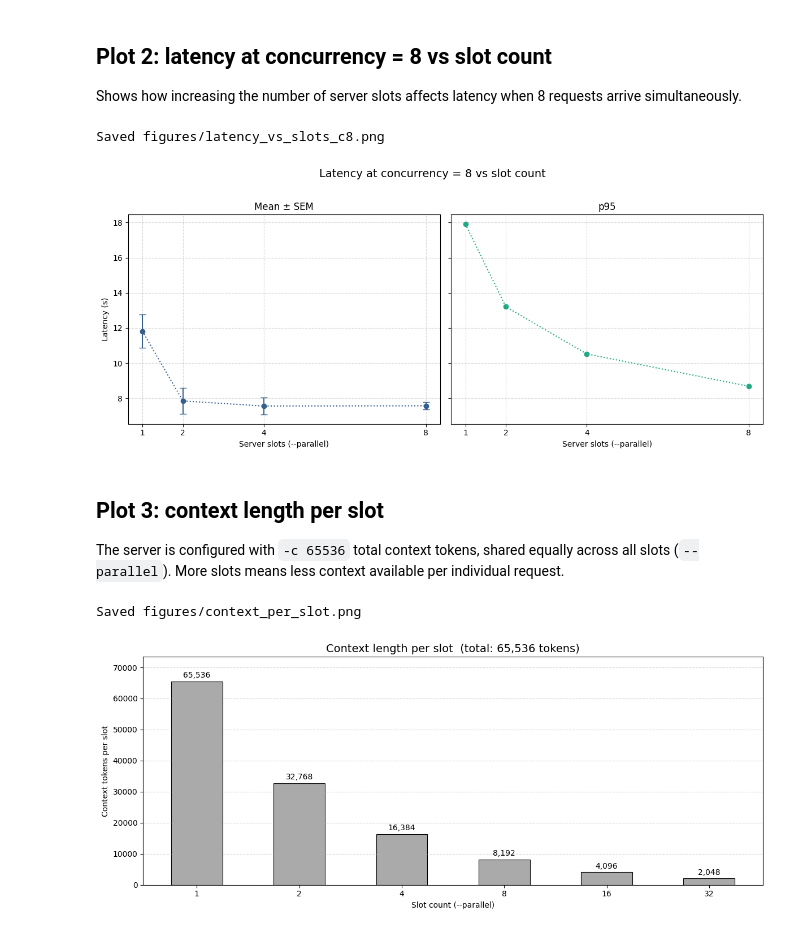
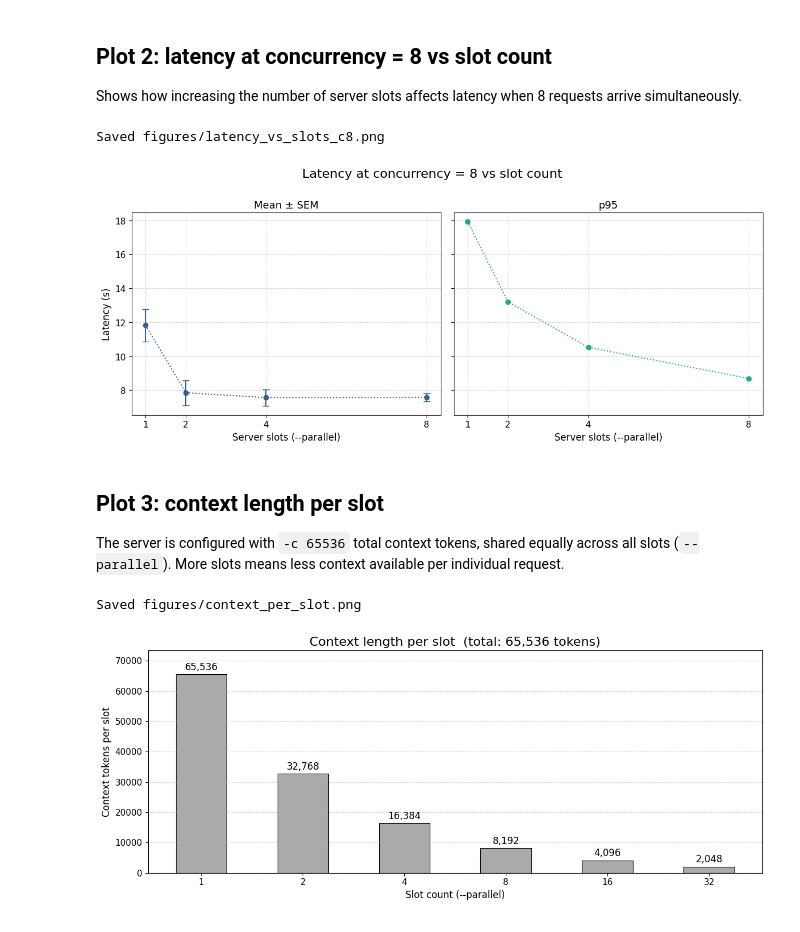
Before and after one commit to gperdrizet/llama.cpp-server, a Jupyter notebook: notebooks/load_test_results.ipynb, the cells around one changed output. Drawn from its saved outputs; the diff is of its cells as text; code cells hidden in the pictures.

Commit message:
Updated plot formatting

```diff
--- a/notebooks/load_test_results.ipynb
+++ b/notebooks/load_test_results.ipynb
@@ -14,6 +14,15 @@ import matplotlib.pyplot as plt
 import numpy as np
 import pandas as pd
 
+plt.rcParams.update({
+    'font.size': 12,
+    'axes.titlesize': 13,
+    'axes.labelsize': 12,
+    'xtick.labelsize': 11,
+    'ytick.labelsize': 11,
+    'legend.fontsize': 11,
+})
+
 RESULTS_DIR = Path('..') / 'tests' / 'results'
 FIGURES_DIR = Path('figures')
 FIGURES_DIR.mkdir(exist_ok=True)
@@ -166,7 +175,7 @@ else:
     ax_mean.set_ylabel('Latency (s)')
 
     fig2.suptitle(
-        f'Latency at concurrency = {TARGET_CONCURRENCY} vs slot count', y=1.02, fontsize=14
+        f'Latency at concurrency = {TARGET_CONCURRENCY} vs slot count', y=0.98, fontsize=16
     )
     fig2.tight_layout()
 
@@ -176,7 +185,7 @@ else:
     plt.show()
 # %% [output]
 Saved figures/latency_vs_slots_c8.png
-[figure, old version]
+[figure, new version]
 # %% [markdown]
 ## Plot 3: context length per slot
 
@@ -185,33 +194,33 @@ More slots means less context available per individual request.
 # %%
 TOTAL_CONTEXT = 65536
 slots = [1, 2, 4, 8, 16, 32]
 ctx_per_slot = [TOTAL_CONTEXT // s for s in slots]
 
 fig3, ax = plt.subplots(figsize=(12, 5))
 
 ax.bar(
     [str(s) for s in slots],
     ctx_per_slot,
     color='#aaaaaa', edgecolor='black', linewidth=0.8, width=0.5,
 )
 
 for s, ctx in zip(slots, ctx_per_slot):
     ax.text(
         str(s), ctx + TOTAL_CONTEXT * 0.01,
-        f'{ctx:,}', ha='center', va='bottom', fontsize=10,
+        f'{ctx:,}', ha='center', va='bottom', fontsize=12,
     )
 
 ax.set_xlabel('Slot count (--parallel)')
 ax.set_ylabel('Context tokens per slot')
-ax.set_title(f'Context length per slot  (total: {TOTAL_CONTEXT:,} tokens)', fontsize=14)
+ax.set_title(f'Context length per slot  (total: {TOTAL_CONTEXT:,} tokens)', fontsize=16)
 ax.grid(axis='y', linestyle='--', alpha=0.5)
 ax.set_ylim(0, TOTAL_CONTEXT * 1.12)
 fig3.tight_layout()
 
 out3 = FIGURES_DIR / 'context_per_slot.png'
 fig3.savefig(out3, dpi=150, bbox_inches='tight')
 print(f'Saved {out3}')
 plt.show()
 # %% [output]
 Saved figures/context_per_slot.png
-[figure, old version]
+[figure, new version]
```
Also changed, not shown: parts of 1 cell of this notebook, 4 other files.
